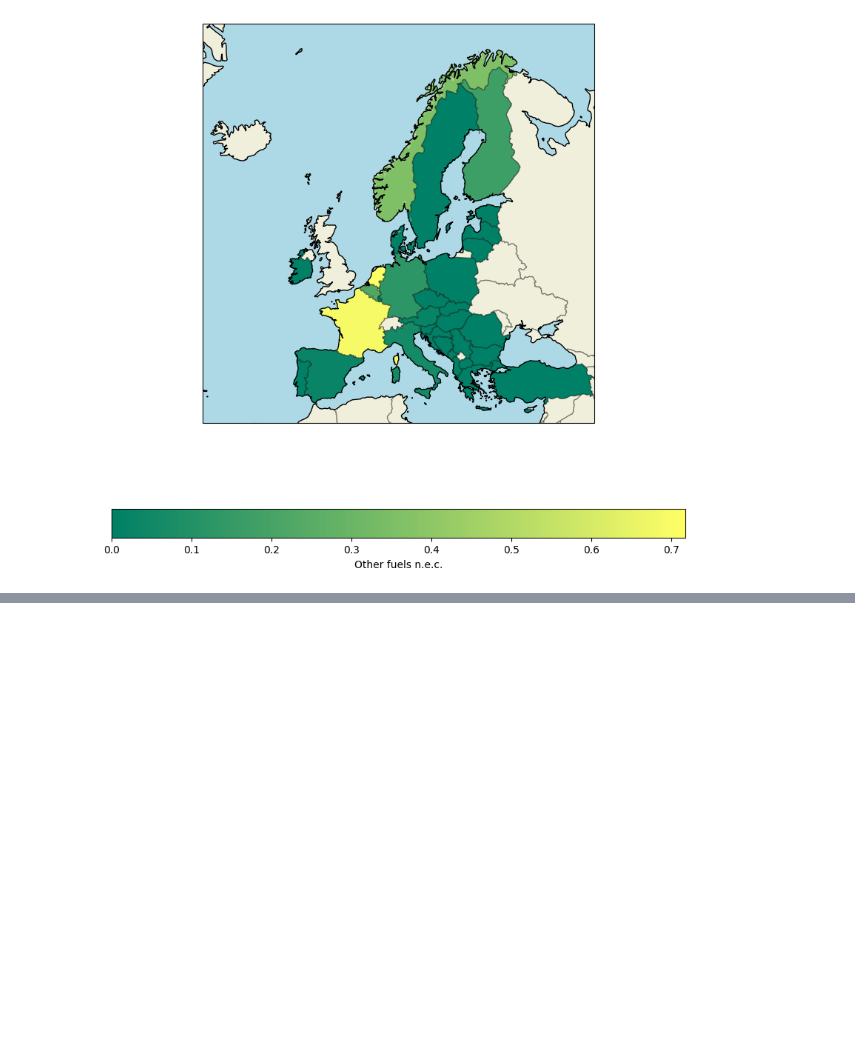
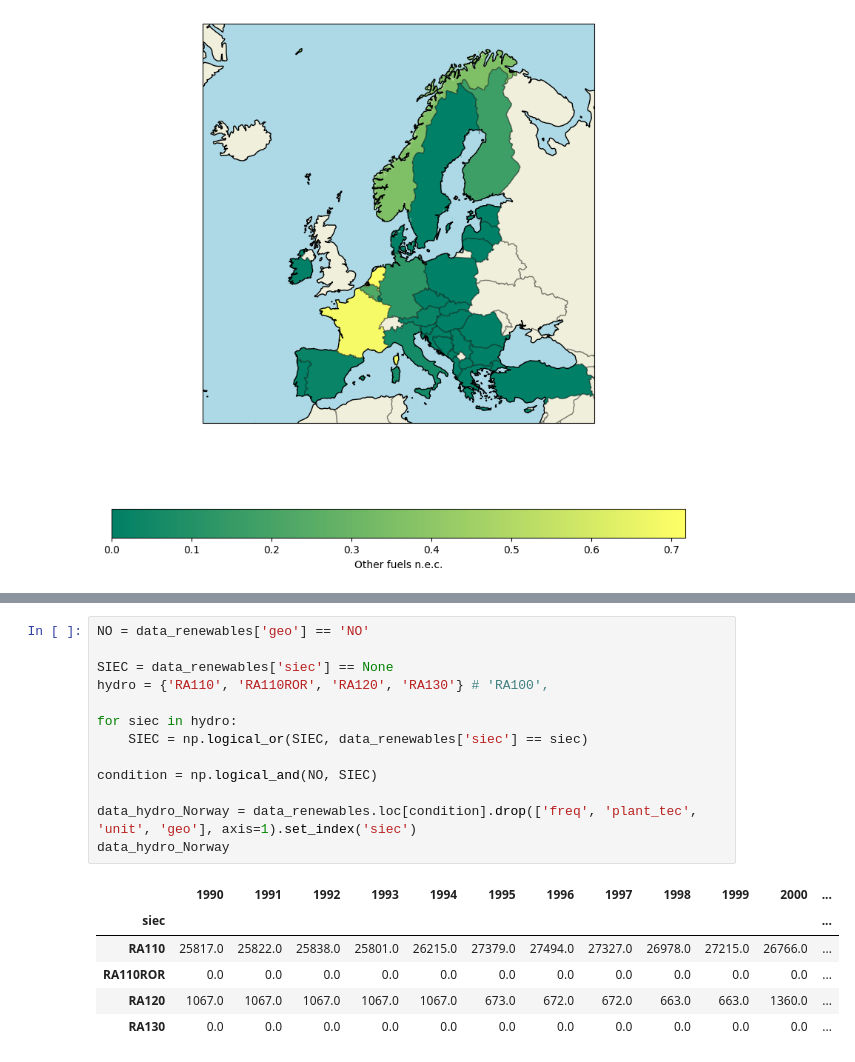
Before and after one commit to TilenG2/EU_Power_production, a Jupyter notebook: electrical_production.ipynb, the cells around one changed output, grey strips where cells are left out. Saved outputs shown, nothing was run; the diff lists cells and outputs as text; blank space fills up the shorter version.

```diff
--- a/electrical_production.ipynb
+++ b/electrical_production.ipynb
@@ -537,0 +552,20 @@ for siec, i in zip(data_power_production_normalized.keys(), range(len(data_power
+# %%
+NO = data_renewables['geo'] == 'NO'
+
+SIEC = data_renewables['siec'] == None
+hydro = {'RA110', 'RA110ROR', 'RA120', 'RA130'} # 'RA100',
+
+for siec in hydro:
+    SIEC = np.logical_or(SIEC, data_renewables['siec'] == siec)
+
+condition = np.logical_and(NO, SIEC)
+
+data_hydro_Norway = data_renewables.loc[condition].drop(['freq', 'plant_tec', 'unit', 'geo'], axis=1).set_index('siec')
+data_hydro_Norway
+# %% [output]
+|  | 1990 | 1991 | 1992 | 1993 | 1994 | 1995 | 1996 | 1997 | 1998 | 1999 | 2000 | ... |
+| siec |  |  |  |  |  |  |  |  |  |  |  | ... |
+| RA110 | 25817.0 | 25822.0 | 25838.0 | 25801.0 | 26215.0 | 27379.0 | 27494.0 | 27327.0 | 26978.0 | 27215.0 | 26766.0 | ... |
+| RA110ROR | 0.0 | 0.0 | 0.0 | 0.0 | 0.0 | 0.0 | 0.0 | 0.0 | 0.0 | 0.0 | 0.0 | ... |
+| RA120 | 1067.0 | 1067.0 | 1067.0 | 1067.0 | 1067.0 | 673.0 | 672.0 | 672.0 | 663.0 | 663.0 | 1360.0 | ... |
+| RA130 | 0.0 | 0.0 | 0.0 | 0.0 | 0.0 | 0.0 | 0.0 | 0.0 | 0.0 | 0.0 | 0.0 | ... |
```
Also changed, not shown: parts of 5 cells of this notebook.
